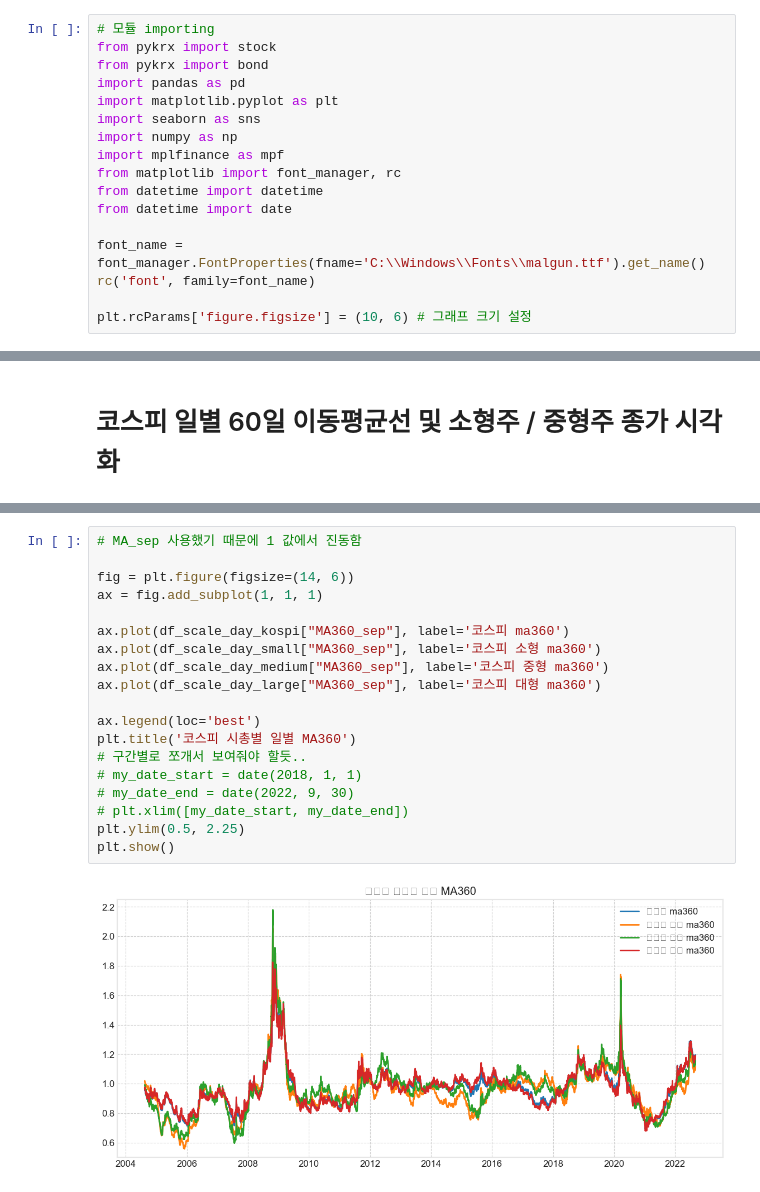
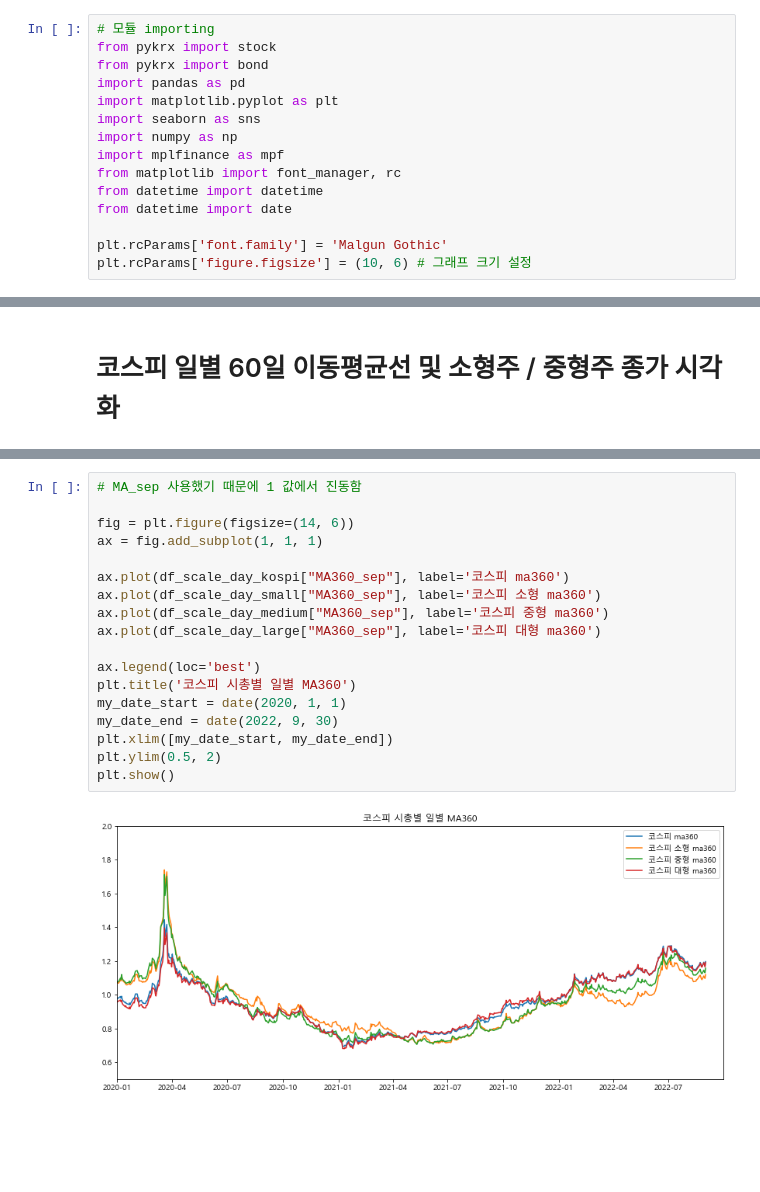
Before and after one commit to KB-IT-Academy-Team-4/eda-kospi, a Jupyter notebook: kospi_scale/kospi_scale_MA.ipynb, the cells around one changed output, grey strips where cells are left out. Cells and saved outputs as stored; diff of their text form; blank space fills up the shorter version.

```diff
--- a/kospi_scale/kospi_scale_MA.ipynb
+++ b/kospi_scale/kospi_scale_MA.ipynb
@@ -11,9 +11,7 @@ from matplotlib import font_manager, rc
 from datetime import datetime
 from datetime import date
 
-font_name = font_manager.FontProperties(fname='C:\\Windows\\Fonts\\malgun.ttf').get_name()
-rc('font', family=font_name)
-
+plt.rcParams['font.family'] = 'Malgun Gothic'
 plt.rcParams['figure.figsize'] = (10, 6) # 그래프 크기 설정
 # %% [markdown]
 # stock module
@@ -315,24 +295,23 @@ plt.show()
 # %%
 # MA_sep 사용했기 때문에 1 값에서 진동함
 
 fig = plt.figure(figsize=(14, 6))
 ax = fig.add_subplot(1, 1, 1)
 
 ax.plot(df_scale_day_kospi["MA360_sep"], label='코스피 ma360')
 ax.plot(df_scale_day_small["MA360_sep"], label='코스피 소형 ma360')
 ax.plot(df_scale_day_medium["MA360_sep"], label='코스피 중형 ma360')
 ax.plot(df_scale_day_large["MA360_sep"], label='코스피 대형 ma360')
 
 ax.legend(loc='best')
 plt.title('코스피 시총별 일별 MA360')
-# 구간별로 쪼개서 보여줘야 할듯..
-# my_date_start = date(2018, 1, 1)
-# my_date_end = date(2022, 9, 30)
-# plt.xlim([my_date_start, my_date_end])
-plt.ylim(0.5, 2.25)
+my_date_start = date(2020, 1, 1)
+my_date_end = date(2022, 9, 30)
+plt.xlim([my_date_start, my_date_end])
+plt.ylim(0.5, 2)
 plt.show()
 # %% [output]
-[figure, old version]
+[figure, new version]
 # %%
 # MA_sep 사용했기 때문에 1 값에서 진동함
 
```
Also changed, not shown: parts of 15 cells of this notebook.
